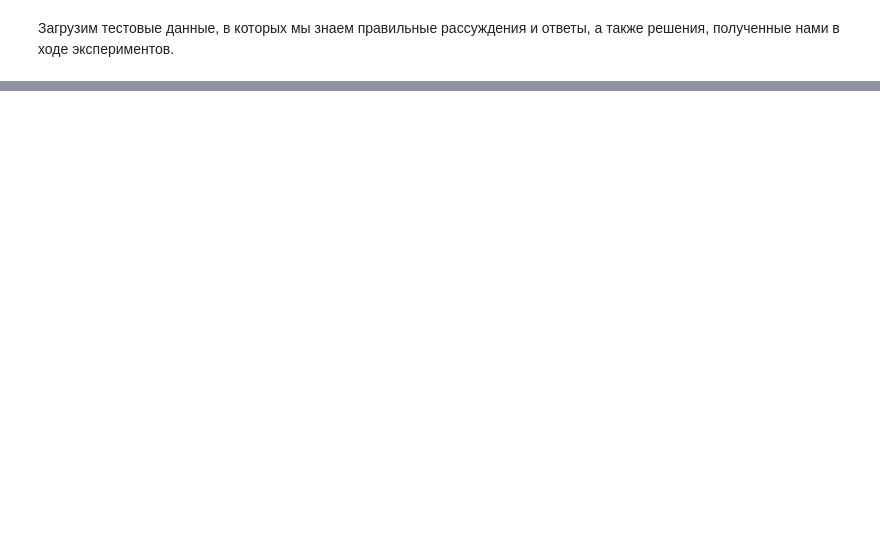
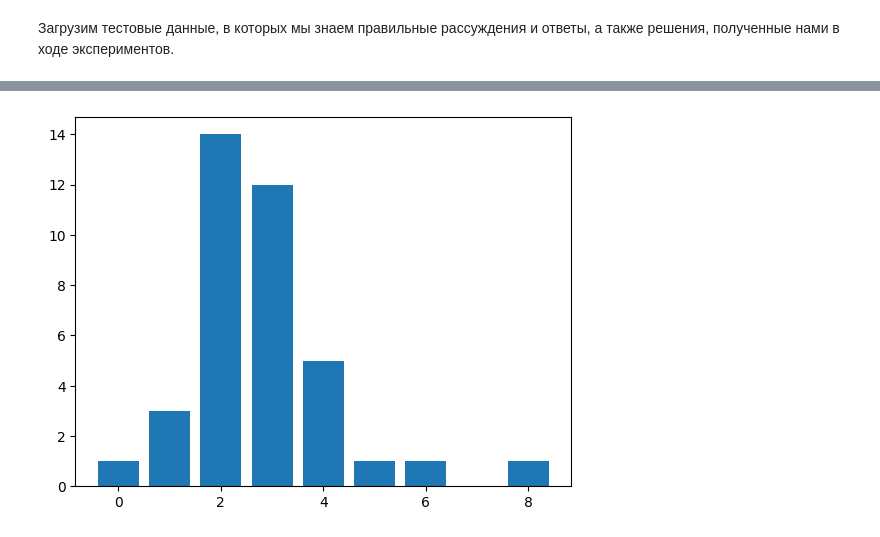
Before and after one commit to malodetz/tlab-2023-nlp-task, a Jupyter notebook: analysis.ipynb, the cells around one changed output, grey strips where cells are left out. Saved outputs shown, nothing was run; the diff lists cells and outputs as text; code cells hidden in the pictures; blank space fills up the shorter version.

```diff
--- a/analysis.ipynb
+++ b/analysis.ipynb
@@ -35,0 +86,6 @@ print(correct_answers_ensemble)
+# %%
+c = Counter([ensemble_length[i]-true_length[i] for i in range(len(ensemble_length)) if i in correct_answers_ensemble])
+plt.bar(list(c.keys()), list(c.values()))
+plt.show()
+# %% [output]
+[figure, added]
```
Also changed, not shown: parts of 21 cells of this notebook, 3 other files.
